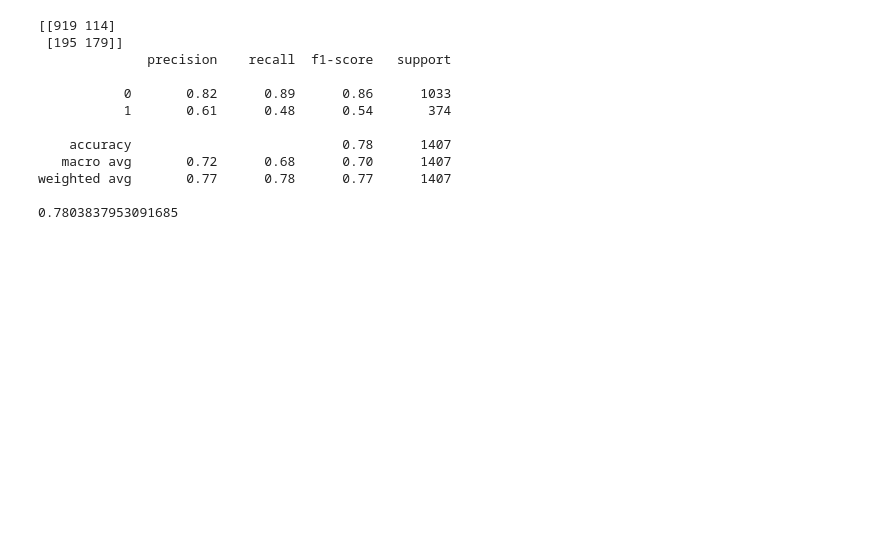
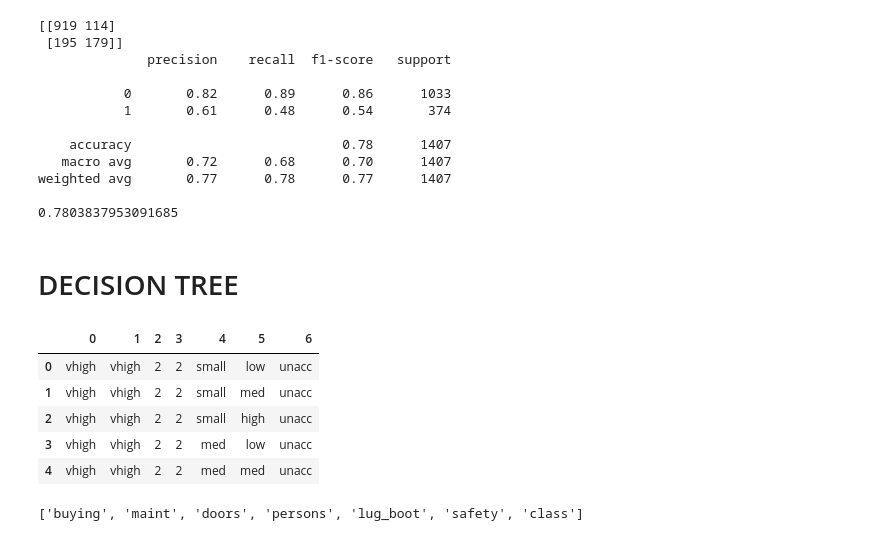
Before and after one commit to sreyas-sunandan/summer-internship-AI-ML, a Jupyter notebook: summerintership_ai_ml.ipynb, the cells around one changed output. Cells and saved outputs as stored; diff of their text form; code cells hidden in the pictures; blank space fills up the shorter version.

```diff
--- a/summerintership_ai_ml.ipynb
+++ b/summerintership_ai_ml.ipynb
@@ -559,3 +559,5 @@ print(accuracy_score(y_test, y_pred))
 weighted avg       0.77      0.78      0.77      1407
 
 0.7803837953091685
+# %% [markdown]
+# DECISION TREE
@@ -561,0 +579,21 @@ weighted avg       0.77      0.78      0.77      1407
+# %%
+import pandas as pd
+data = '/content/drive/MyDrive/Colab Notebooks/summerinternship/car_evaluation(2).csv'
+df = pd.read_csv(data, header=None)
+df.head()
+# %% [output]
+|  | 0 | 1 | 2 | 3 | 4 | 5 | 6 |
+| 0 | vhigh | vhigh | 2 | 2 | small | low | unacc |
+| 1 | vhigh | vhigh | 2 | 2 | small | med | unacc |
+| 2 | vhigh | vhigh | 2 | 2 | small | high | unacc |
+| 3 | vhigh | vhigh | 2 | 2 | med | low | unacc |
+| 4 | vhigh | vhigh | 2 | 2 | med | med | unacc |
+# %%
+col_names = ['buying', 'maint', 'doors', 'persons', 'lug_boot', 'safety', 'class']
+
+
+df.columns = col_names
+
+col_names
+# %% [output]
+['buying', 'maint', 'doors', 'persons', 'lug_boot', 'safety', 'class']
```
Also changed, not shown: parts of 30 cells of this notebook.
